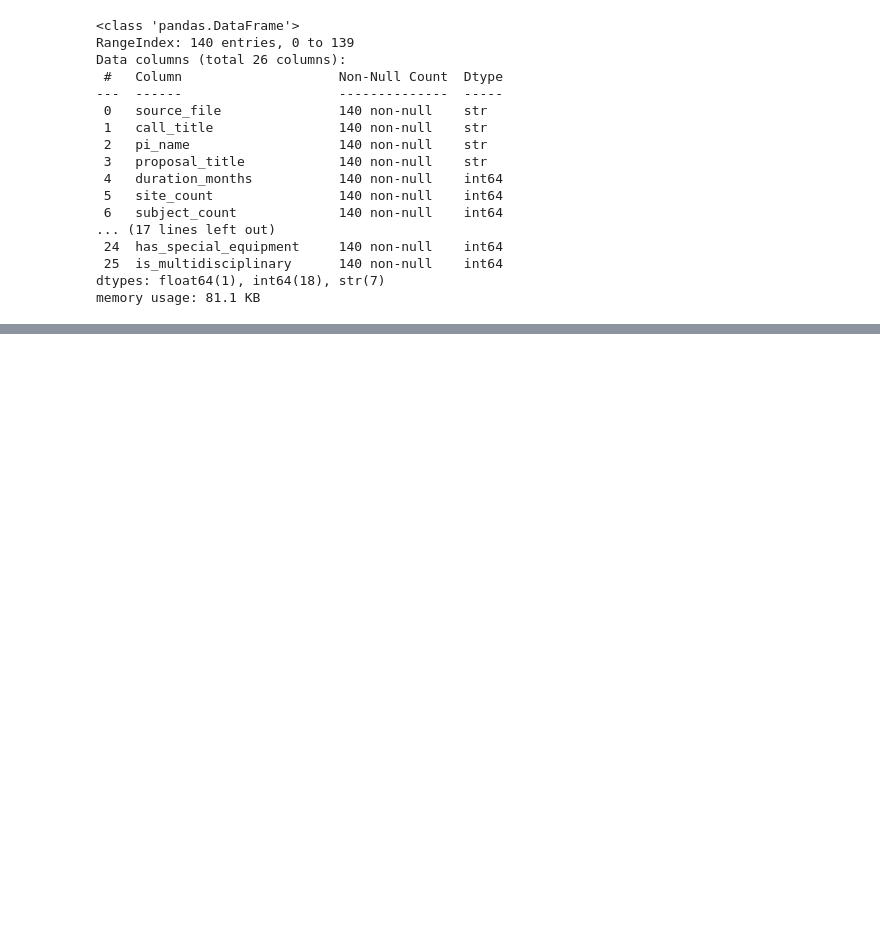
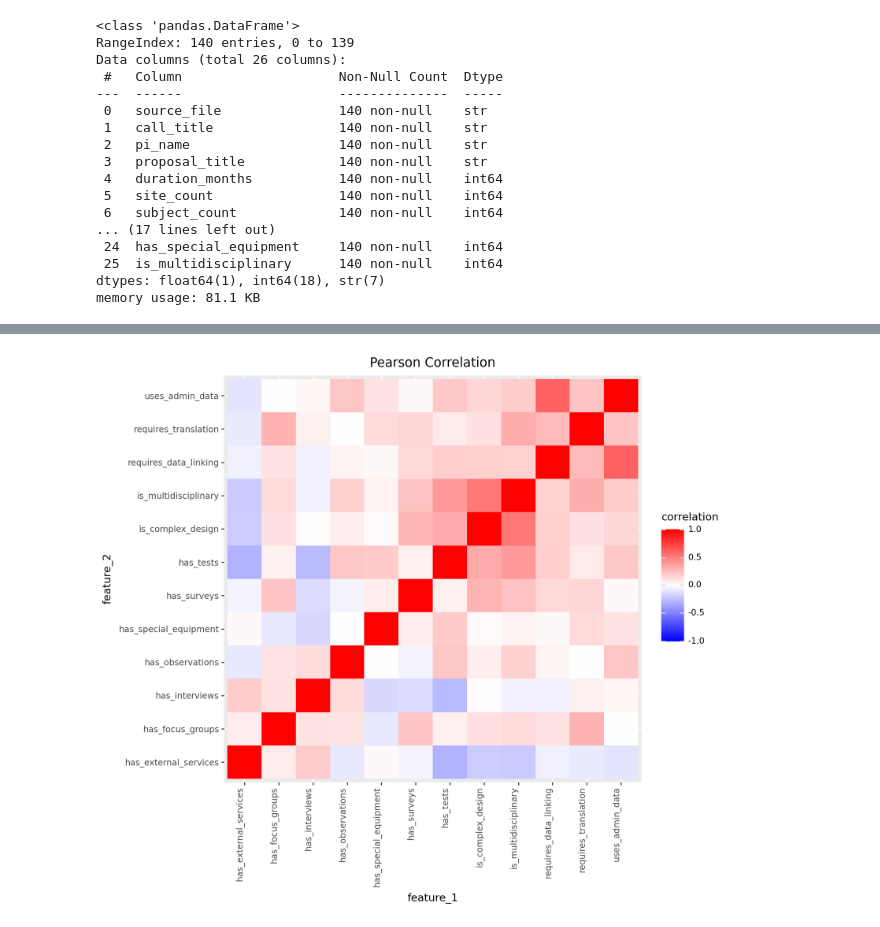
Before and after one commit to idowein/MOECSO, a Jupyter notebook: budget_estimation/Budget_estimation.ipynb, the cells around one changed output, grey strips where cells are left out. Cells and saved outputs as stored; diff of their text form; code cells hidden in the pictures; blank space fills up the shorter version.

```diff
--- a/budget_estimation/Budget_estimation.ipynb
+++ b/budget_estimation/Budget_estimation.ipynb
@@ -96,0 +252,3 @@ memory usage: 81.1 KB
+# %%
+linear_corr_binary = df_clean[binary_cols].corr(method="pearson")
+linear_corr_binary
@@ -96,0 +269,4 @@ memory usage: 81.1 KB
+# %%
+corr_heatmap(linear_corr_binary, "Pearson Correlation")
+# %% [output]
+[figure, added]
```
Also changed, not shown: parts of 28 cells of this notebook.
